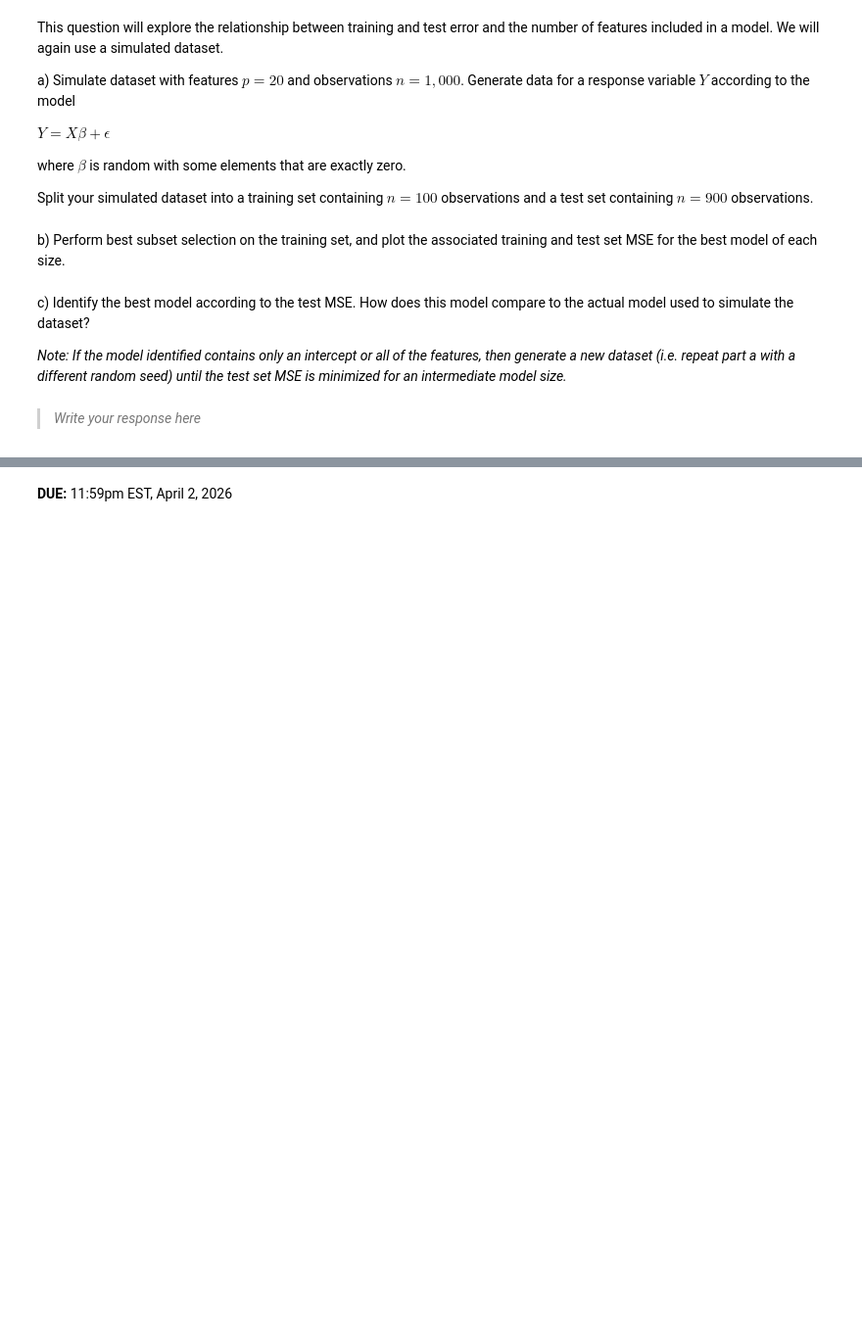
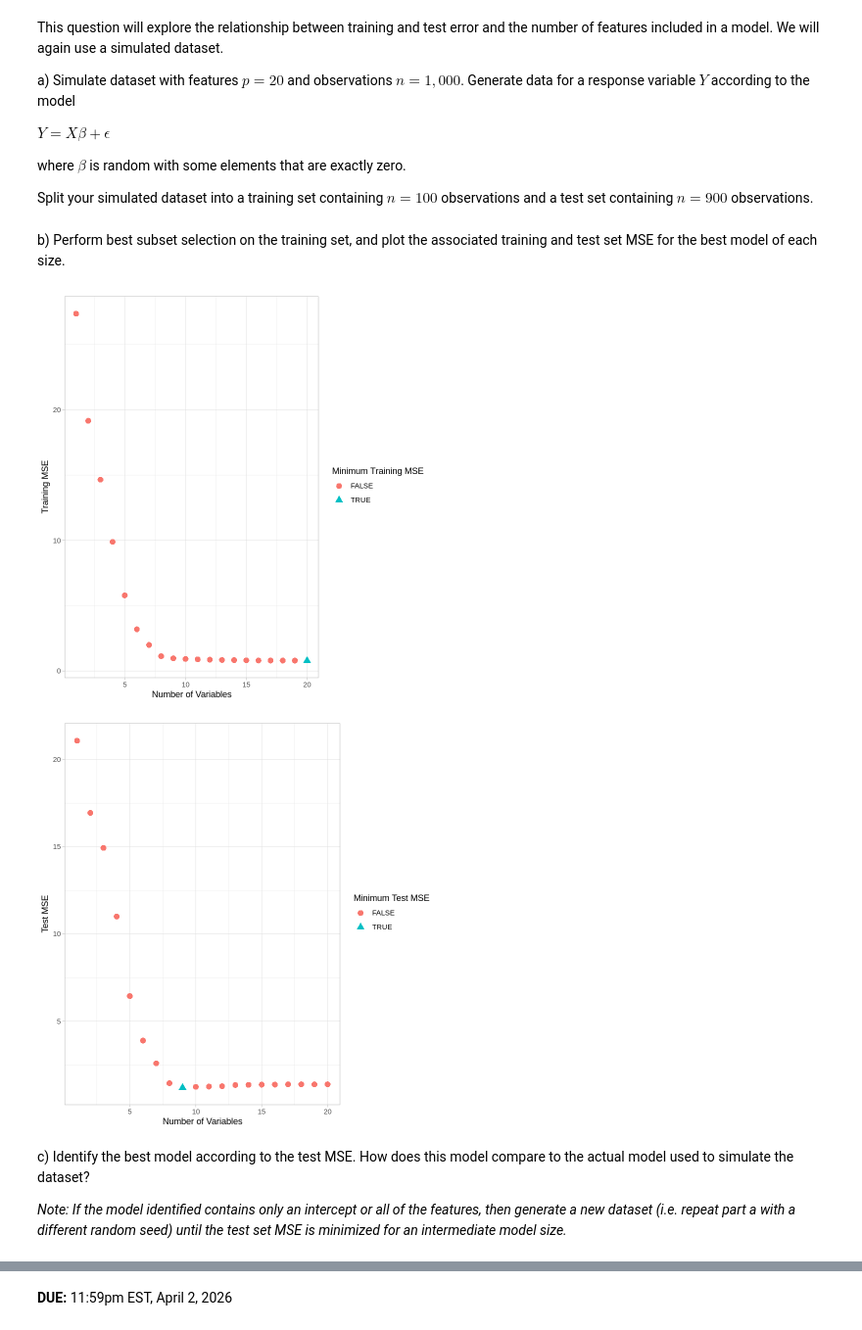
Before and after one commit to tinawanggg/Wang_DSPN_S26, a Jupyter notebook: book/exercises/16_selecting-the-best-model.ipynb, the cells around one changed output, grey strips where cells are left out. Shown at 98% size. Saved outputs shown, nothing was run; the diff lists cells and outputs as text; code cells hidden in the pictures; blank space fills up the shorter version.

```diff
--- a/book/exercises/16_selecting-the-best-model.ipynb
+++ b/book/exercises/16_selecting-the-best-model.ipynb
@@ -134,3 +341,39 @@ b) Perform best subset selection on the training set, and plot the associated tr
+# %%
+# WRITE YOUR CODE HERE
+regfit_train <- regsubsets(Y ~ ., data = train, nvmax = 20)
+train_summary <- summary(regfit_train)
+
+train_mse <- train_summary$rss / 100
+
+test_mse <- rep(NA, 20)
+for (i in 1:20) {
+  coefi    <- coef(regfit_train, id = i)
+  test_mat <- model.matrix(Y ~ ., data = test)
+  pred     <- test_mat[, names(coefi)] %*% coefi
+  test_mse[i] <- mean((test$Y - pred)^2)
+}
+
+numvar   <- 1:20
+allfalse <- rep(FALSE, 20)
+
+# Training MSE plot
+trainmse.df <- data.frame(numvar = numvar, trainmse = train_mse, mintrainmse = allfalse)
+trainmse.df$mintrainmse[which.min(train_mse)] <- TRUE
+ggplot(trainmse.df, aes(x = numvar, y = trainmse, shape = mintrainmse, col = mintrainmse)) +
+  geom_point(size = 3) + theme_light() +
+  labs(x = "Number of Variables", y = "Training MSE",
+       color = "Minimum Training MSE", shape = "Minimum Training MSE")
+
+# Test MSE plot
+testmse.df <- data.frame(numvar = numvar, testmse = test_mse, mintestmse = allfalse)
+testmse.df$mintestmse[which.min(test_mse)] <- TRUE
+ggplot(testmse.df, aes(x = numvar, y = testmse, shape = mintestmse, col = mintestmse)) +
+  geom_point(size = 3) + theme_light() +
+  labs(x = "Number of Variables", y = "Test MSE",
+       color = "Minimum Test MSE", shape = "Minimum Test MSE")
+# %% [output]
+[figure, added]
+[figure, added]
 # %% [markdown]
 c) Identify the best model according to the test MSE. How does this model compare to the actual model used to simulate the dataset?
 
@@ -140,3 +380,0 @@ c) Identify the best model according to the test MSE. How does this model compar
-# %% [markdown]
-> *Write your response here*
->
```
Also changed, not shown: parts of 16 cells of this notebook.
